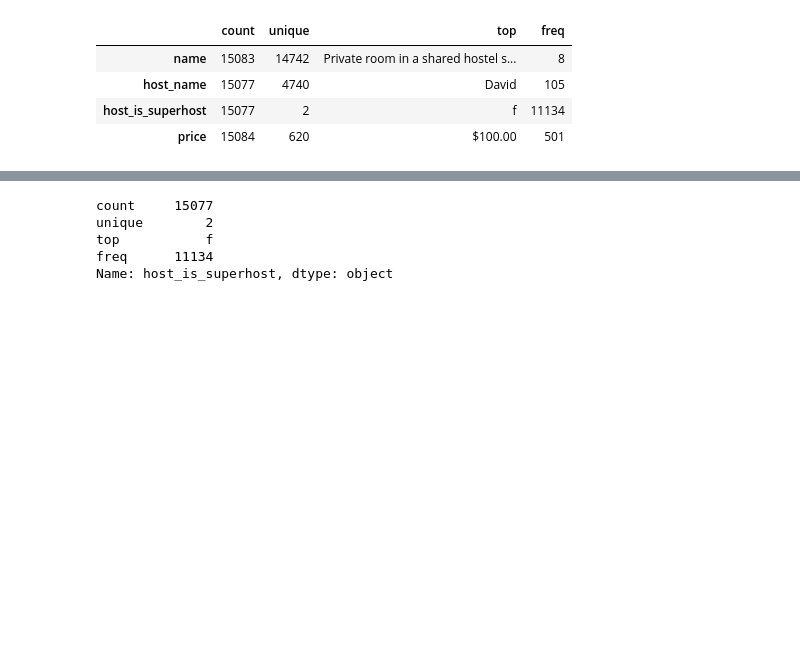
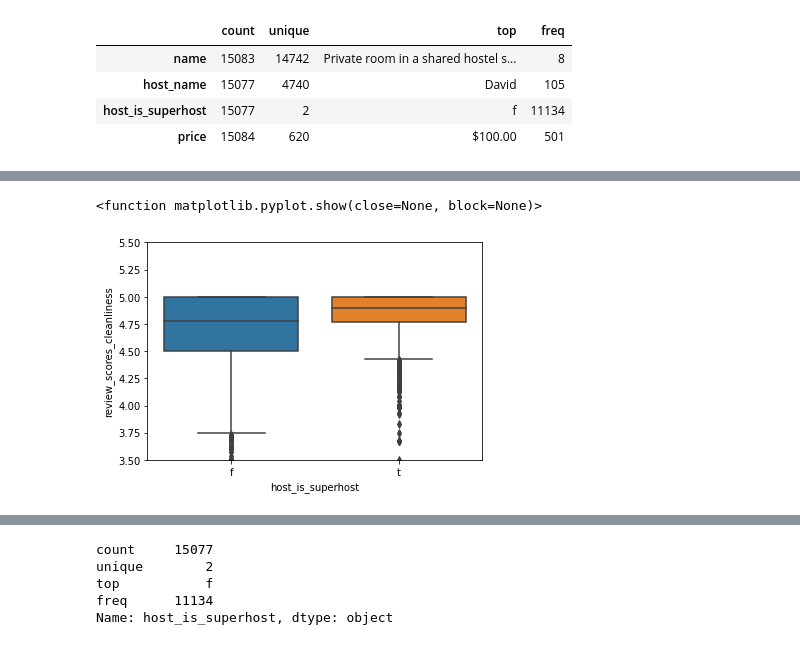
Before and after one commit to data301-2021-winter1/project-group11-project, a Jupyter notebook: notebooks/analysis1.ipynb, the cells around one changed output, grey strips where cells are left out. Drawn from its saved outputs; the diff is of its cells as text; code cells hidden in the pictures; blank space fills up the shorter version.

```diff
--- a/notebooks/analysis1.ipynb
+++ b/notebooks/analysis1.ipynb
@@ -134,0 +166,7 @@ Name: host_is_superhost, dtype: int64
+# %%
+sns.boxplot(x='host_is_superhost',y='review_scores_cleanliness',data=df_temp)
+plt.ylim(3.5, 5.5)
+plt.show
+# %% [output]
+<function matplotlib.pyplot.show(close=None, block=None)>
+[figure, added]
```
Also changed, not shown: parts of 18 cells of this notebook.
